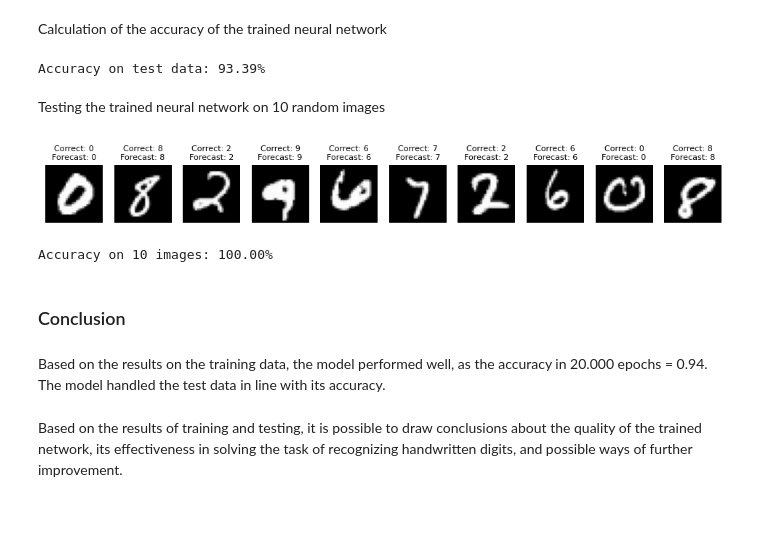
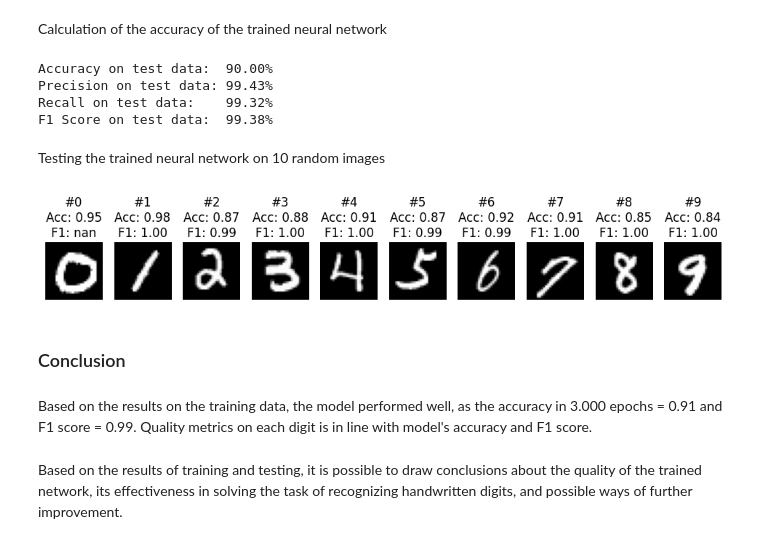
Before and after one commit to Matajur/Python-Data, a Jupyter notebook: homework_08/Hw8.ipynb, the cells around one changed output. Saved outputs shown, nothing was run; the diff lists cells and outputs as text; code cells hidden in the pictures; blank space fills up the shorter version.

```diff
--- a/homework_08/Hw8.ipynb
+++ b/homework_08/Hw8.ipynb
@@ -115,6 +165,25 @@ def accuracy(y_pred, y_true):
     correct_prediction = tf.equal(tf.argmax(y_pred, 1), tf.cast(y_true, tf.int64))
     # Calculating the average accuracy using convolution
     return tf.reduce_mean(tf.cast(correct_prediction, tf.float32))
+# %%
+def all_metrics(truth, prediction):
+    predict = tf.argmax(prediction, 1).numpy()  # converting tf array to np vector
+
+    ac = tf.keras.metrics.Accuracy()  # accuracy calculation
+    ac.update_state(truth, predict)
+    accuracy = ac.result().numpy()
+
+    pr = tf.keras.metrics.Precision()  # precision calculation
+    pr.update_state(truth, predict)
+    precision = pr.result().numpy()
+
+    re = tf.keras.metrics.Recall()  # recall calculation
+    re.update_state(truth, predict)
+    recall = re.result().numpy()
+
+    f1score = 2 * precision * recall / (precision + recall)  # F1 score calculation
+
+    return accuracy, precision, recall, f1score
 # %% [markdown]
 The learning function of the neural network
 # %%
@@ -202,42 +271,45 @@ plt.show()
 Calculation of the accuracy of the trained neural network
 # %%
 # Model testing on test data
-test_pred = neural_net(x_test)
-print(f"Accuracy on test data: {accuracy(test_pred, y_test)*100:.2f}%")
+test_pred = neural_net(x_test_vector)
-# %% [output]
-Accuracy on test data: 93.39%
+# %%
+metrics = all_metrics(y_test, test_pred)
+
+print(f"Accuracy on test data:  {metrics[0]*100:.2f}%")
+print(f"Precision on test data: {metrics[1]*100:.2f}%")
+print(f"Recall on test data:    {metrics[2]*100:.2f}%")
+print(f"F1 Score on test data:  {metrics[3]*100:.2f}%")
+# %% [output]
+Accuracy on test data:  90.00%
+Precision on test data: 99.43%
+Recall on test data:    99.32%
+F1 Score on test data:  99.38%
 # %% [markdown]
 Testing the trained neural network on 10 random images
 # %%
-# Choosing 10 random images from the test sample
-random_indices = random.sample(range(len(x_test)), 10)
-test_images = x_test[random_indices]
-test_labels = y_test[random_indices]
-
-# Predicting the classes for the selected images
-predictions = neural_net(test_images)
-predicted_labels = tf.argmax(predictions, axis=1).numpy()
+# Choosing images to plot
+# indices = random.sample(range(len(x_test)), 10)
+sorter = np.argsort(y_test)
+numbers = np.array([i for i in range(10)])
+indices = sorter[np.searchsorted(y_test, numbers, sorter=sorter)]
+test_images = x_test[indices]
 
 # Display the image and the answer of the neural network next to it
 plt.figure(figsize=(12, 6))
 for i in range(10):
+    metrix = all_metrics(y_test[y_test == i], test_pred[y_test == i])
+
     plt.subplot(1, 10, i + 1)
     plt.imshow(test_images[i].reshape((28, 28)), cmap='gray')
-    plt.title(f"Correct: {test_labels[i]}\nForecast: {predicted_labels[i]}", fontsize = 8)
+    plt.title(f"#{i}\nAcc: {metrix[0]:.2f}\nF1: {metrix[3]:.2f}")
     plt.axis('off')
 
 plt.show()
-
-# Comparing the predictions with the correct labels and calculating the accuracy
-correct_predictions = (predicted_labels == test_labels)
-accuracy = sum(correct_predictions) / len(correct_predictions)
-print(f"Accuracy on 10 images: {accuracy * 100:.2f}%")
 # %% [output]
-[figure, old version]
+[figure, new version]
-Accuracy on 10 images: 100.00%
 # %% [markdown]
 ### Conclusion
 # %% [markdown]
-Based on the results on the training data, the model performed well, as the accuracy in 20.000 epochs = 0.94. The model handled the test data in line with its accuracy.
+Based on the results on the training data, the model performed well, as the accuracy in 3.000 epochs = 0.91 and F1 score = 0.99. Quality metrics on each digit is in line with model's accuracy and F1 score.
 # %% [markdown]
 Based on the results of training and testing, it is possible to draw conclusions about the quality of the trained network, its effectiveness in solving the task of recognizing handwritten digits, and possible ways of further improvement.
```
Also changed, not shown: parts of 16 cells of this notebook, 1 other file.
